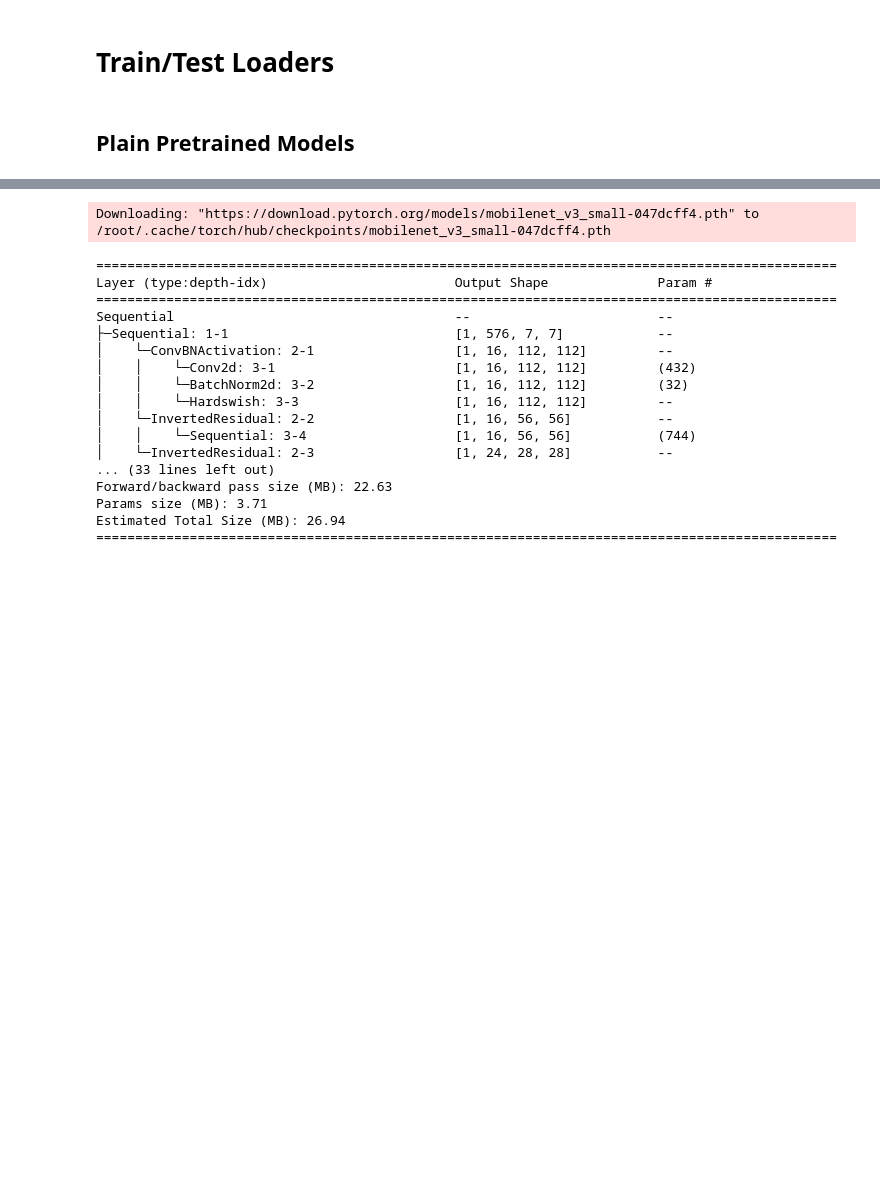
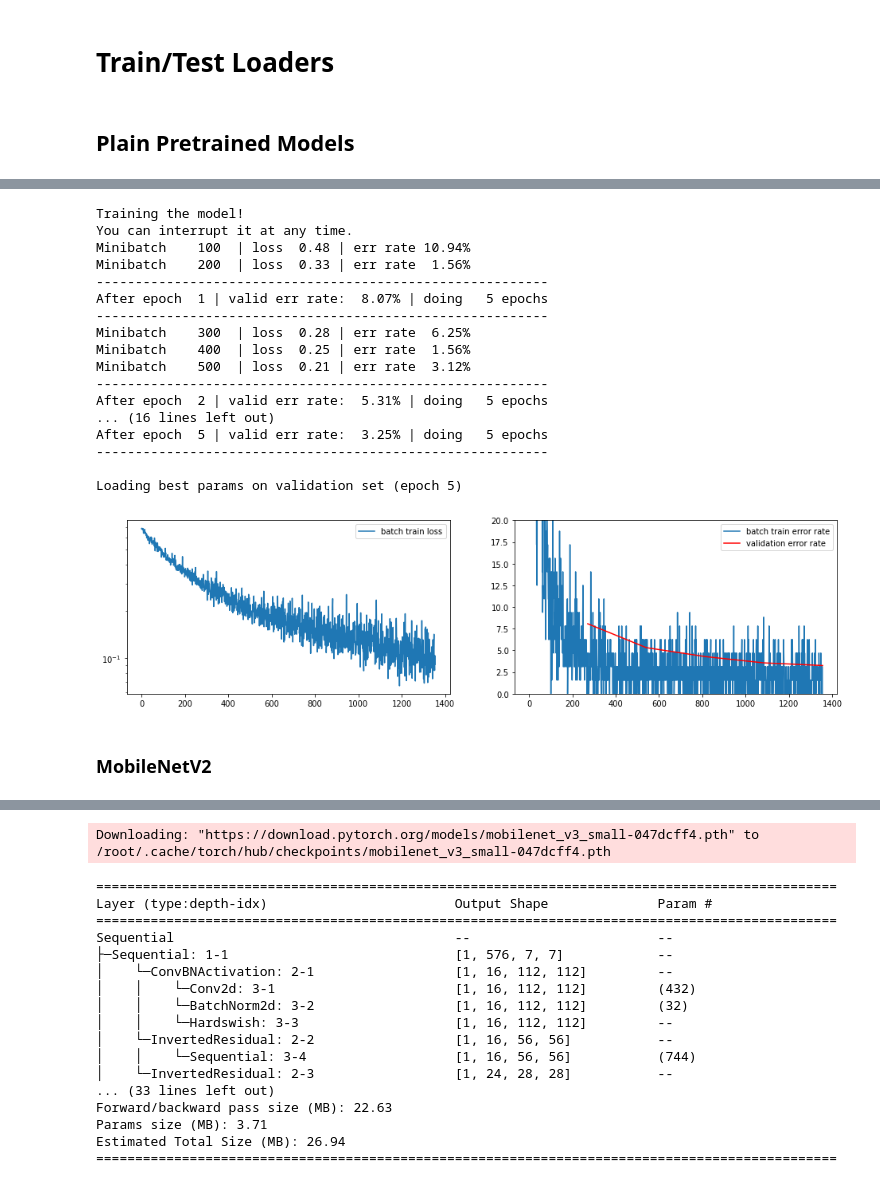
Before and after one commit to madziejm/is-you-cat, a Jupyter notebook: is-you-cat/Pretrained_Networks_pynb.ipynb, the cells around one changed output, grey strips where cells are left out. Saved outputs shown, nothing was run; the diff lists cells and outputs as text; code cells hidden in the pictures; blank space fills up the shorter version.

```diff
--- a/is-you-cat/Pretrained_Networks_pynb.ipynb
+++ b/is-you-cat/Pretrained_Networks_pynb.ipynb
@@ -257,0 +257,15 @@ test_data_loader = {
+# %%
+mnasnet = models.mnasnet1_0(pretrained=True)
+# %%
+for p in mnasnet.parameters():
+    p.requires_grad = False
+
+model = nn.Sequential(mnasnet.layers,
+                      nn.AdaptiveAvgPool2d(output_size=1),
+                      nn.Flatten(),
+                      nn.Dropout(0.2),
+                      nn.Linear(1280,1))
+
+criterion = (torch.nn.BCEWithLogitsLoss())
+
+optimizer = torch.optim.Adam(model.parameters(), lr=0.0001)
@@ -257,0 +292,29 @@ test_data_loader = {
+# %%
+train(
+    model,
+    train_data_loaders,
+    optimizer,
+    criterion,
+    num_epochs=5,
+    log_every=100,
+    cuda=True,
+    verbose=True)
+# %% [output]
+Training the model!
+You can interrupt it at any time.
+Minibatch    100  | loss  0.48 | err rate 10.94%
+Minibatch    200  | loss  0.33 | err rate  1.56%
+----------------------------------------------------------
+After epoch  1 | valid err rate:  8.07% | doing   5 epochs
+----------------------------------------------------------
+Minibatch    300  | loss  0.28 | err rate  6.25%
+Minibatch    400  | loss  0.25 | err rate  1.56%
+Minibatch    500  | loss  0.21 | err rate  3.12%
+----------------------------------------------------------
+After epoch  2 | valid err rate:  5.31% | doing   5 epochs
+... (16 lines left out)
+After epoch  5 | valid err rate:  3.25% | doing   5 epochs
+----------------------------------------------------------
+
+Loading best params on validation set (epoch 5)
+[figure, added]
@@ -257,0 +323,2 @@ test_data_loader = {
+# %% [markdown]
+### MobileNetV2
```
Also changed, not shown: parts of 18 cells of this notebook.
